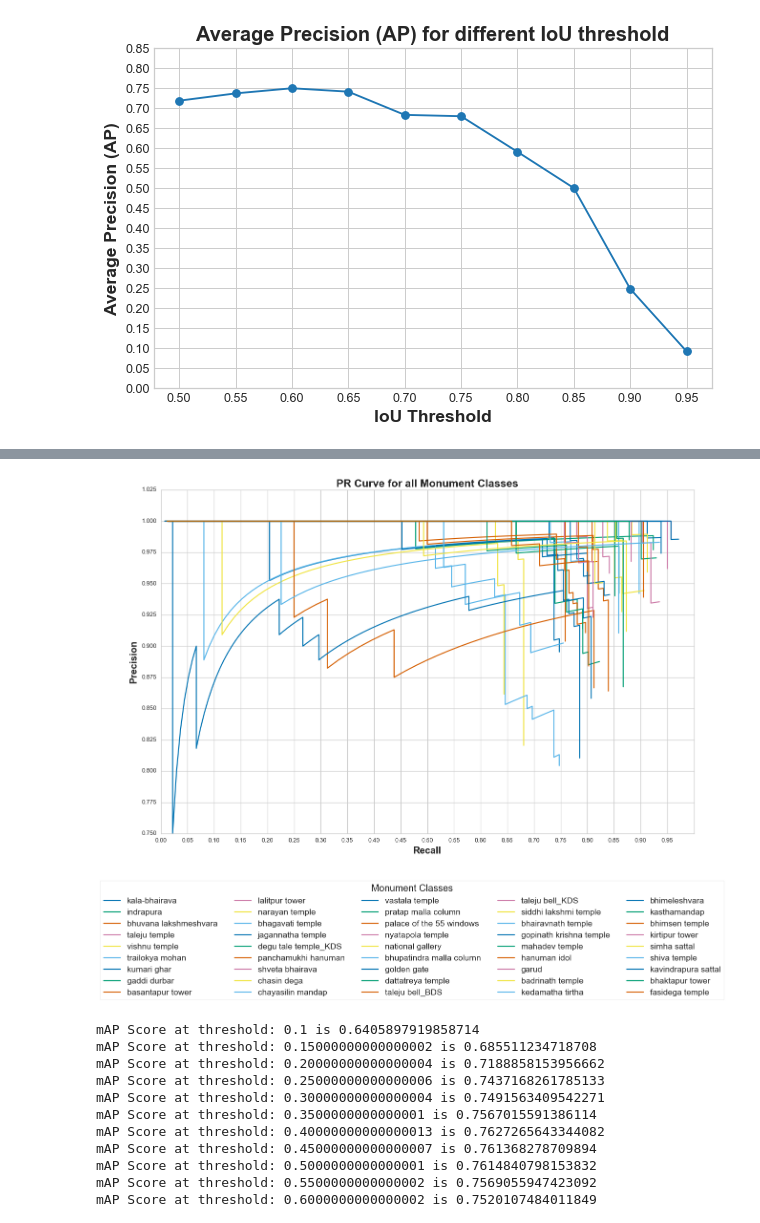
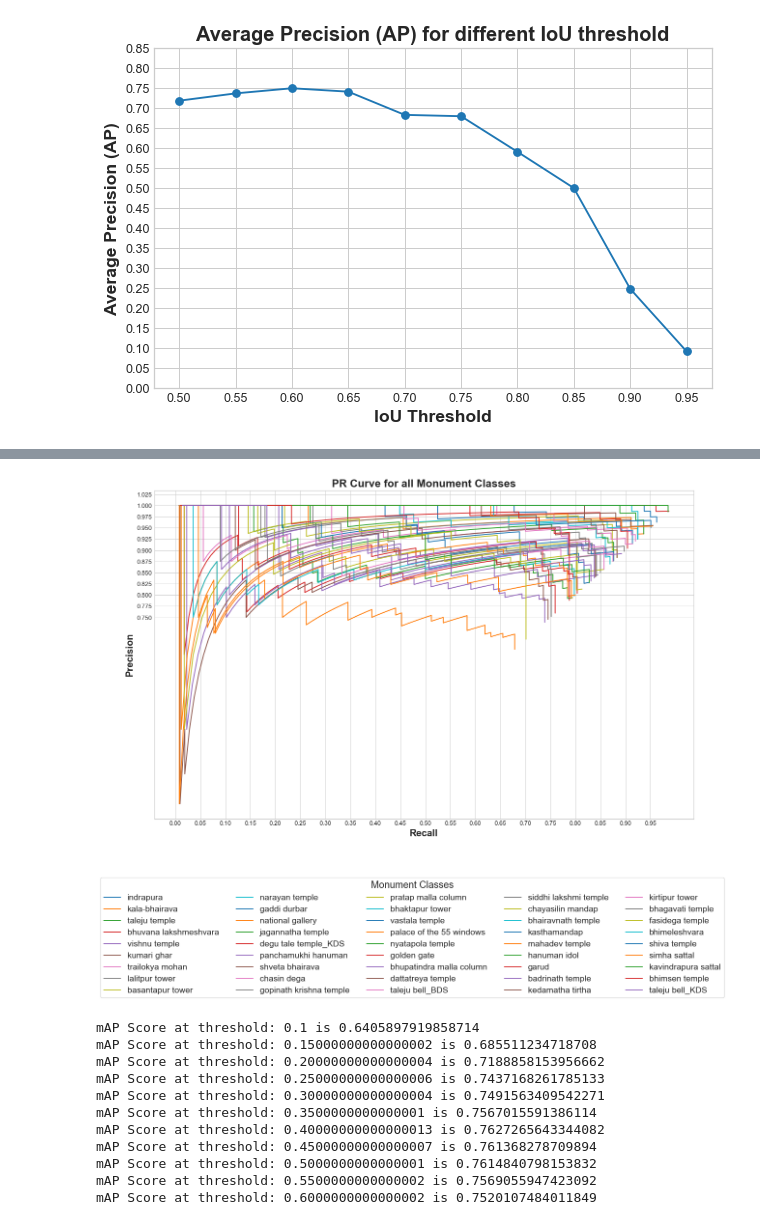
Before and after one commit to prajeshshrestha/Minor-Project-Monument-Detection, a Jupyter notebook: PR-Curve and mAP Scores.ipynb, the cells around one changed output, grey strips where cells are left out. Cells and saved outputs as stored; diff of their text form; code cells hidden in the pictures.

```diff
--- a/PR-Curve and mAP Scores.ipynb
+++ b/PR-Curve and mAP Scores.ipynb
@@ -70,7 +70,7 @@ test_data = test_data.padded_batch(batch_size, padded_shapes=data_shapes, paddin
 # %%
 ssd_model = get_model(hyper_params)
 ssd_model_path = io_utils.get_model_path(backbone)
-ssd_model.load_weights("./trained/ssd_mobilenet_v2_model_weights_150_epch 1e-3 and 1e-4.h5")
+ssd_model.load_weights("./trained/ssd_mobilenet_v2_model_weights_150 epoch 1e-4 and 64 batch size (stucked) in 149 epoch.h5")
 prior_boxes = bbox_utils.generate_prior_boxes(hyper_params["feature_map_shapes"], hyper_params["aspect_ratios"])
 ssd_decoder_model = get_decoder_model(ssd_model, prior_boxes, hyper_params)
 # %% [output]
@@ -89,5 +87,5 @@ mAP: 0.7833850746454991
 # %%
-plt.figure(figsize = (16, 10), dpi = 120)
-for i in range(1, len(labels)):
-    plt.plot(stats[i]['recall'], stats[i]['precision'])
-plt.show()
+# plt.figure(figsize = (16, 10), dpi = 120)
+# for i in range(1, len(labels)):
+#     plt.plot(stats[i]['recall'], stats[i]['precision'])
+# plt.show()
@@ -202,8 +225,7 @@ def PR_Curve():
 # %%
 PR_Curve()
 # %%
-plt.figure(figsize = (12, 6), dpi = 360)
-plt.style.use('seaborn-whitegrid')
+plt.figure(figsize = (8, 4), dpi = 90)
 font = {'color': 'black', 'size': 16, 'weight': 'bold'}
 threshold_range = np.arange(0.5, 0.96, 0.05)
 
@@ -215,6 +237,6 @@ plt.legend(loc = 'lower right', title = 'IoU Threshold', frameon = True)
 plt.xticks(np.arange(0, 0.9, 0.05))
 plt.yticks(np.arange(0, 1.1, 0.1))
 save_loc = r'./Curves and Graphs/PR Curve for a particular IoU threshold.jpg'
-plt.savefig(save_loc, dpi = 360, bbox_inches = 'tight', pad_inches = 0.3)
+# plt.savefig(save_loc, dpi = 360, bbox_inches = 'tight', pad_inches = 0.3)
 plt.show()
 # %% [output]
@@ -330,14 +352,15 @@ def get_mn_dataframe(threshold = 0.5):
             fp = 0
 
             for j, bbox in enumerate(bounding_boxes):
-                if IOU_score(predicted_pred_bboxes[i], bbox) > iou_threshold:
+                iou_score = IOU_score(predicted_pred_bboxes[i], bbox)
+                if iou_score >= iou_threshold:
                     if pred_class_labels[i] == class_labels[j]:
                         tp = 1
                     else:
                         fp = 1
                     break
-            if pred_class_labels[i] not in class_labels:
-                fp = 1
+                elif iou_score < iou_threshold:
+                    fp = 1
 
             data_list.append((image_name, labels[int(pred_class_labels[i])], pred_conf_scores[i] * 100, tp, fp))
 
@@ -370,11 +432,9 @@ def dataframe_to_mn_dict(threshold):
 # %%
-sub_plot_count = 1
-img_batch_plot = 1
 font_title = {'size': 18, 'weight' : 'bold'}
 font_label = {'size': 16, 'weight' : 'bold'}
 fig = plt.figure(figsize = (16, 10), dpi = 90)
-# plt.style.use('seaborn-whitegrid')
 mn_dict = dataframe_to_mn_dict(0.5)
+
 for mn_class, mn_info in mn_dict.items():
     column_names = ['conf_scores', 'tp', 'fp']
     temp_df = pd.DataFrame(zip(mn_info['conf_scores'], mn_info['tp'], mn_info['fp']), columns = column_names)
@@ -388,40 +448,34 @@ for mn_class, mn_info in mn_dict.items():
     recall_list = list()
     for row in temp_df.iterrows():
         if row[1]['tp'] == 1:
             acc_tp += 1.0
 #             acc_fp += 5.0
         elif row[1]['fp'] == 1:
             acc_fp += 1.0
 
         if row[1]['tp'] + row[1]['fp'] > 0:
             precision_list.append(float(acc_tp) / (float(acc_tp) + float(acc_fp)))
             recall_list.append(float(acc_tp) / gt_ROI)
 
     # plotting PR curve for each monument class
 #     print(recall_list)
 #     print(precision_list)
 #     print("\n\n\n")
 
     plt.plot(recall_list, precision_list, label = mn_class)
 
 plt.title("PR Curve for all Monument Classes", fontdict = font_title)
 plt.xlabel('Recall', fontdict = font_label)
 plt.ylabel('Precision', fontdict = font_label)
 plt.yticks(np.arange(0.75, 1.030, 0.025))
 plt.xticks(np.arange(0.0, 1.0, 0.05))
 plt.legend(title = 'Monument Classes', title_fontsize = 16, ncol = 5, bbox_to_anchor = (0.95, 0), fontsize = 14, bbox_transform = fig.transFigure, frameon = True)
 
 save_loc = r"./Curves and Graphs/PR Curve for all Monument Classes.jpg"
 plt.savefig(save_loc, dpi = 120, bbox_inches = 'tight', pad_inches = 0.3)
 plt.show()
-#     break
-
-# plt.xlabel('Recall')
-# plt.ylabel('Precision')
-
-# plt.show()
 # %% [output]
-[figure, old version]
+[figure, new version]
 # %%
 # sub_plot_count = 1
 # img_batch_plot = 1
```
Also changed, not shown: parts of 6 cells of this notebook, 32 other files.
